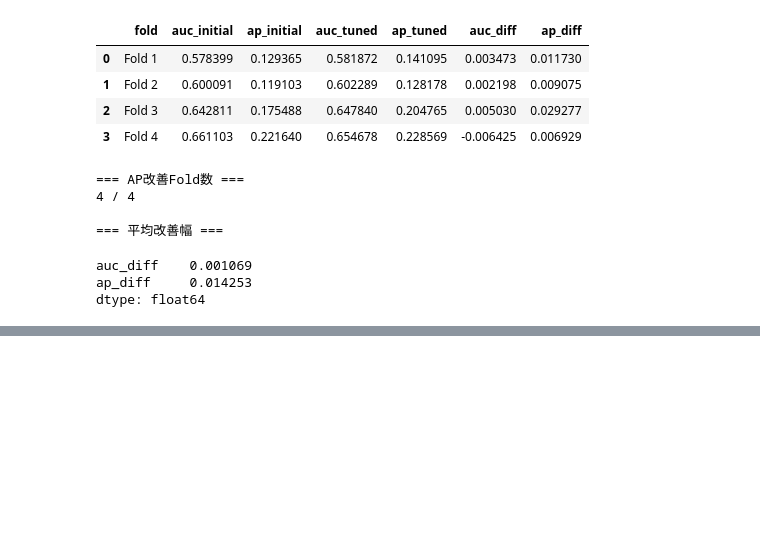
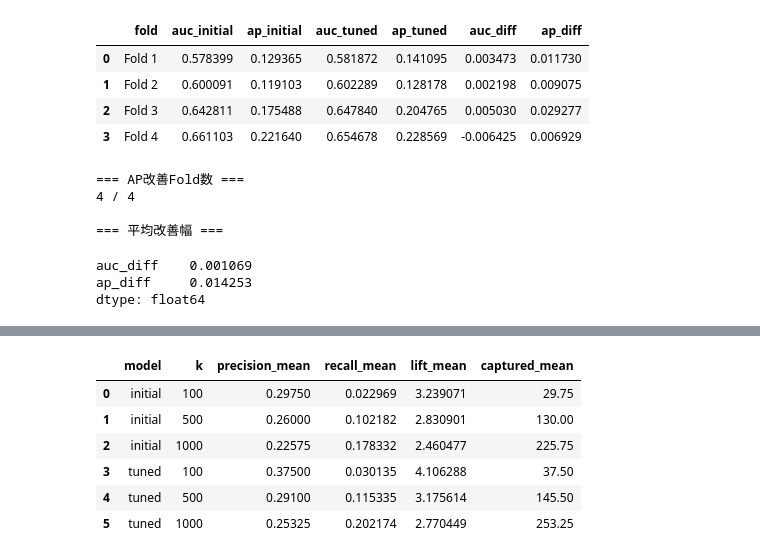
Before and after one commit to RyoShimoda/AWS_Python_data_analysis, a Jupyter notebook: notebooks/13_low_review_model_comparison.ipynb, the cells around one changed output, grey strips where cells are left out. Drawn from its saved outputs; the diff is of its cells as text; code cells hidden in the pictures; blank space fills up the shorter version.

Commit message:
CatBoostのランキング評価と低評価捕捉性能の比較を追加。

```diff
--- a/notebooks/13_low_review_model_comparison.ipynb
+++ b/notebooks/13_low_review_model_comparison.ipynb
@@ -3875,0 +3907,91 @@ dtype: float64
+# %%
+# STEP 54-3：CatBoost調整前後のランキング指標比較
+
+from sklearn.base import clone
+
+from src.model_metrics import ranking_metrics_at_k
+from src.model_training import train_classifier_model
+
+# 比較するモデル
+models_to_compare = {
+    "initial": clone(classifiers["CatBoost"]),
+    "tuned": clone(classifiers["CatBoost"]).set_params(
+        iterations=100,
+        depth=3,
+        learning_rate=0.02,
+        l2_leaf_reg=7,
+        random_strength=0.5,
+        task_type="CPU",
+    ),
+}
+
+# 優先対応する注文数
+k_values = [100, 500, 1000]
+
+ranking_results = []
+
+for fold_name, start, end in fold_configs:
+    start = pd.Timestamp(start)
+    end = pd.Timestamp(end)
+
+    # 既存の時系列CVと同じ条件
+    train = df_cv_model.loc[
+        (df_cv_model["delivered_timestamp"] < start)
+        & (df_cv_model["last_review_timestamp"] < start)
+    ]
+
+    validation = df_cv_model.loc[
+        (df_cv_model["delivered_timestamp"] >= start)
+        & (df_cv_model["delivered_timestamp"] < end)
+    ]
+
+    print(f"\n=== {fold_name} ===")
+    print("Train:", len(train), "Validation:", len(validation))
+
+    for model_name, classifier in models_to_compare.items():
+        # 既存の共通関数で学習・予測
+        _, y_val, probabilities = train_classifier_model(
+            train,
+            validation,
+            features_c["numeric"],
+            features_c["categorical"],
+            classifier,
+        )
+
+        # Kごとの評価
+        for k in k_values:
+            metrics = ranking_metrics_at_k(
+                y_true=y_val,
+                probabilities=probabilities,
+                k=k,
+            )
+
+            ranking_results.append(
+                {
+                    "fold": fold_name,
+                    "model": model_name,
+                    **metrics,
+                }
+            )
+
+        print(f"{model_name}: 評価完了")
+
+df_ranking_results = pd.DataFrame(ranking_results)
+
+print("\n=== Fold別ランキング評価 ===")
+display(df_ranking_results.round(6))
+
+print("\n=== モデル別・K別の平均性能 ===")
+df_ranking_summary = (
+    df_ranking_results.groupby(["model", "k"])
+    .agg(
+        precision_mean=("precision_at_k", "mean"),
+        recall_mean=("recall_at_k", "mean"),
+        lift_mean=("lift_at_k", "mean"),
+        captured_mean=("captured_positives", "mean"),
+    )
+    .reset_index()
+)
+
+display(df_ranking_summary.round(6))
+# %% [output]
@@ -3875,0 +4033,7 @@ dtype: float64
+|  | model | k | precision_mean | recall_mean | lift_mean | captured_mean |
+| 0 | initial | 100 | 0.29750 | 0.022969 | 3.239071 | 29.75 |
+| 1 | initial | 500 | 0.26000 | 0.102182 | 2.830901 | 130.00 |
+| 2 | initial | 1000 | 0.22575 | 0.178332 | 2.460477 | 225.75 |
+| 3 | tuned | 100 | 0.37500 | 0.030135 | 4.106288 | 37.50 |
+| 4 | tuned | 500 | 0.29100 | 0.115335 | 3.175614 | 145.50 |
+| 5 | tuned | 1000 | 0.25325 | 0.202174 | 2.770449 | 253.25 |
```
Also changed, not shown: parts of 4 cells of this notebook, 4 other files.
